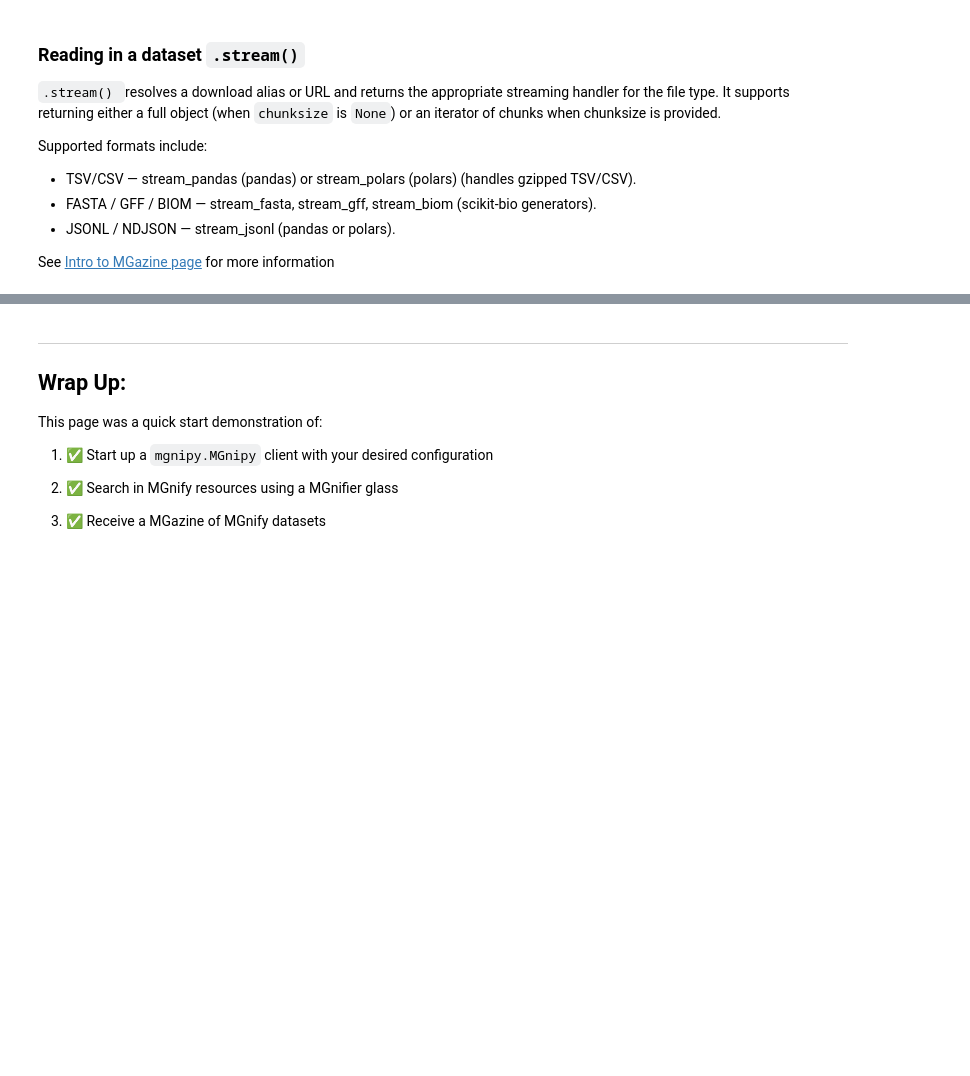
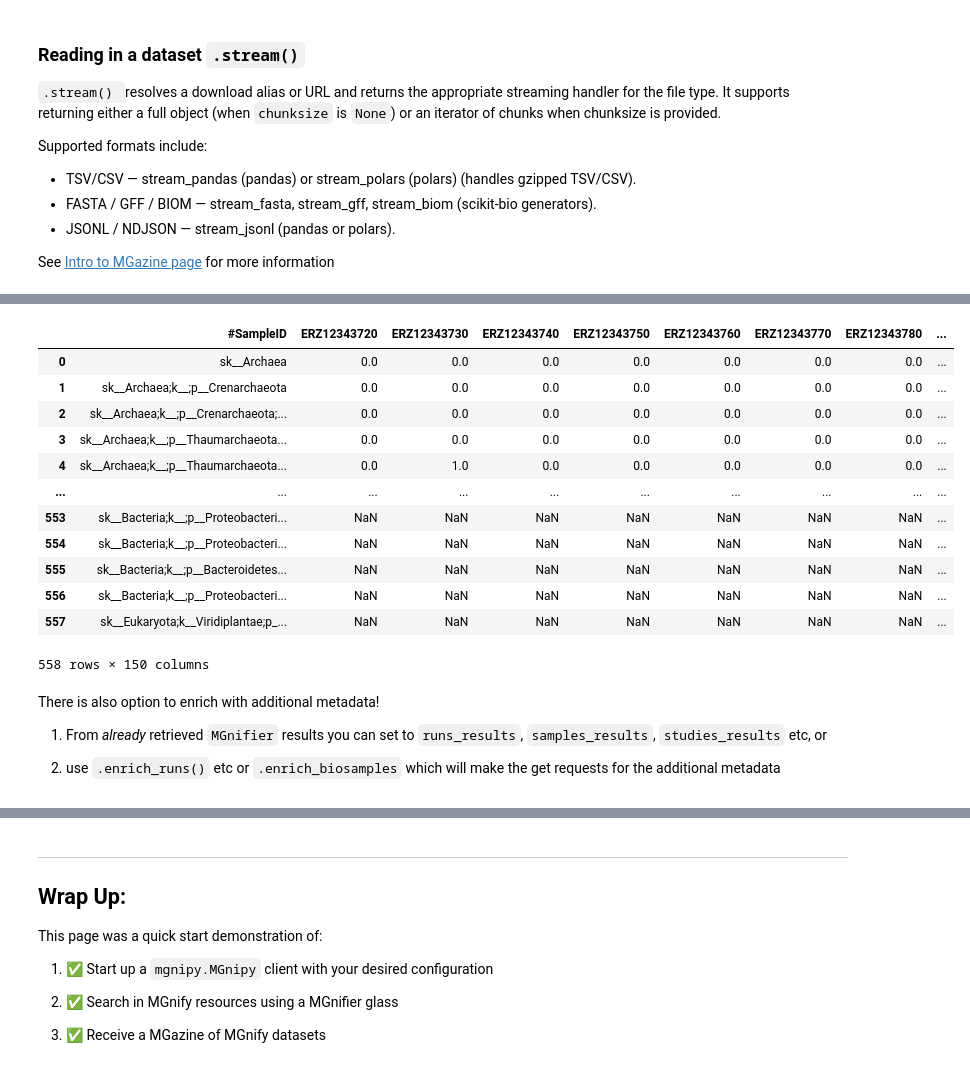
Before and after one commit to EBI-Metagenomics/mgnipy, a Jupyter notebook: docs/notebooks/getting-started/4_downloading_data.ipynb, the cells around one changed output, grey strips where cells are left out. Drawn from its saved outputs; the diff is of its cells as text; code cells hidden in the pictures; blank space fills up the shorter version.

```diff
--- a/docs/notebooks/getting-started/4_downloading_data.ipynb
+++ b/docs/notebooks/getting-started/4_downloading_data.ipynb
@@ -165,0 +175,6 @@ MGazine containing:
+# %%
+# above we saw that v5 is the only one so this will return the same basically
+v5_data = MZ.v5
+
+# if we print again we will see the same info
+print(v5_data)
@@ -165,0 +195,10 @@ MGazine containing:
+# %%
+# we want the taxonomic assignments
+ssu = v5_data['Taxonomic assignments SSU']
+
+# checking out what it is
+print(type(ssu))
+print(ssu)
+
+# downloads_df again
+ssu.downloads_df
@@ -196,0 +323,22 @@ See [Intro to MGazine page](TODO) for more information
+# %%
+ssu.to_pandas()
+# %% [output]
+|  | #SampleID | ERZ12343720 | ERZ12343730 | ERZ12343740 | ERZ12343750 | ERZ12343760 | ERZ12343770 | ERZ12343780 | ... |
+| 0 | sk__Archaea | 0.0 | 0.0 | 0.0 | 0.0 | 0.0 | 0.0 | 0.0 | ... |
+| 1 | sk__Archaea;k__;p__Crenarchaeota | 0.0 | 0.0 | 0.0 | 0.0 | 0.0 | 0.0 | 0.0 | ... |
+| 2 | sk__Archaea;k__;p__Crenarchaeota;... | 0.0 | 0.0 | 0.0 | 0.0 | 0.0 | 0.0 | 0.0 | ... |
+| 3 | sk__Archaea;k__;p__Thaumarchaeota... | 0.0 | 0.0 | 0.0 | 0.0 | 0.0 | 0.0 | 0.0 | ... |
+| 4 | sk__Archaea;k__;p__Thaumarchaeota... | 0.0 | 1.0 | 0.0 | 0.0 | 0.0 | 0.0 | 0.0 | ... |
+| ... | ... | ... | ... | ... | ... | ... | ... | ... | ... |
+| 553 | sk__Bacteria;k__;p__Proteobacteri... | NaN | NaN | NaN | NaN | NaN | NaN | NaN | ... |
+| 554 | sk__Bacteria;k__;p__Proteobacteri... | NaN | NaN | NaN | NaN | NaN | NaN | NaN | ... |
+| 555 | sk__Bacteria;k__;p__Bacteroidetes... | NaN | NaN | NaN | NaN | NaN | NaN | NaN | ... |
+| 556 | sk__Bacteria;k__;p__Proteobacteri... | NaN | NaN | NaN | NaN | NaN | NaN | NaN | ... |
+| 557 | sk__Eukaryota;k__Viridiplantae;p_... | NaN | NaN | NaN | NaN | NaN | NaN | NaN | ... |
+558 rows × 150 columns
+# %% [markdown]
+There is also option to enrich with additional metadata!
+
+1)  From *already* retrieved `MGnifier` results you can set to `runs_results`, `samples_results`, `studies_results` etc, or
+
+2) use `.enrich_runs()` etc or `.enrich_biosamples` which will make the get requests for the additional metadata
```
Also changed, not shown: parts of 15 cells of this notebook, 1 other file.
